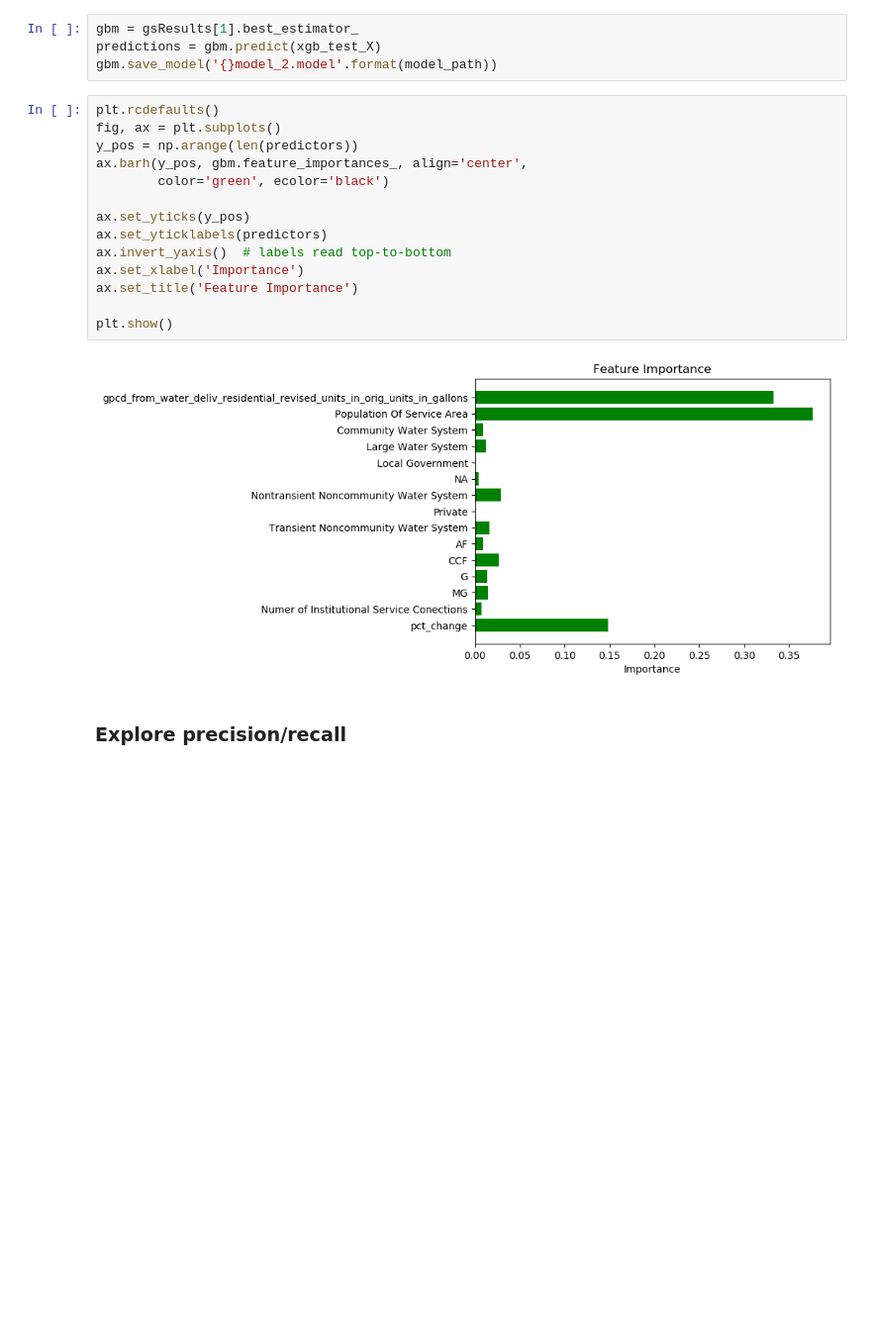
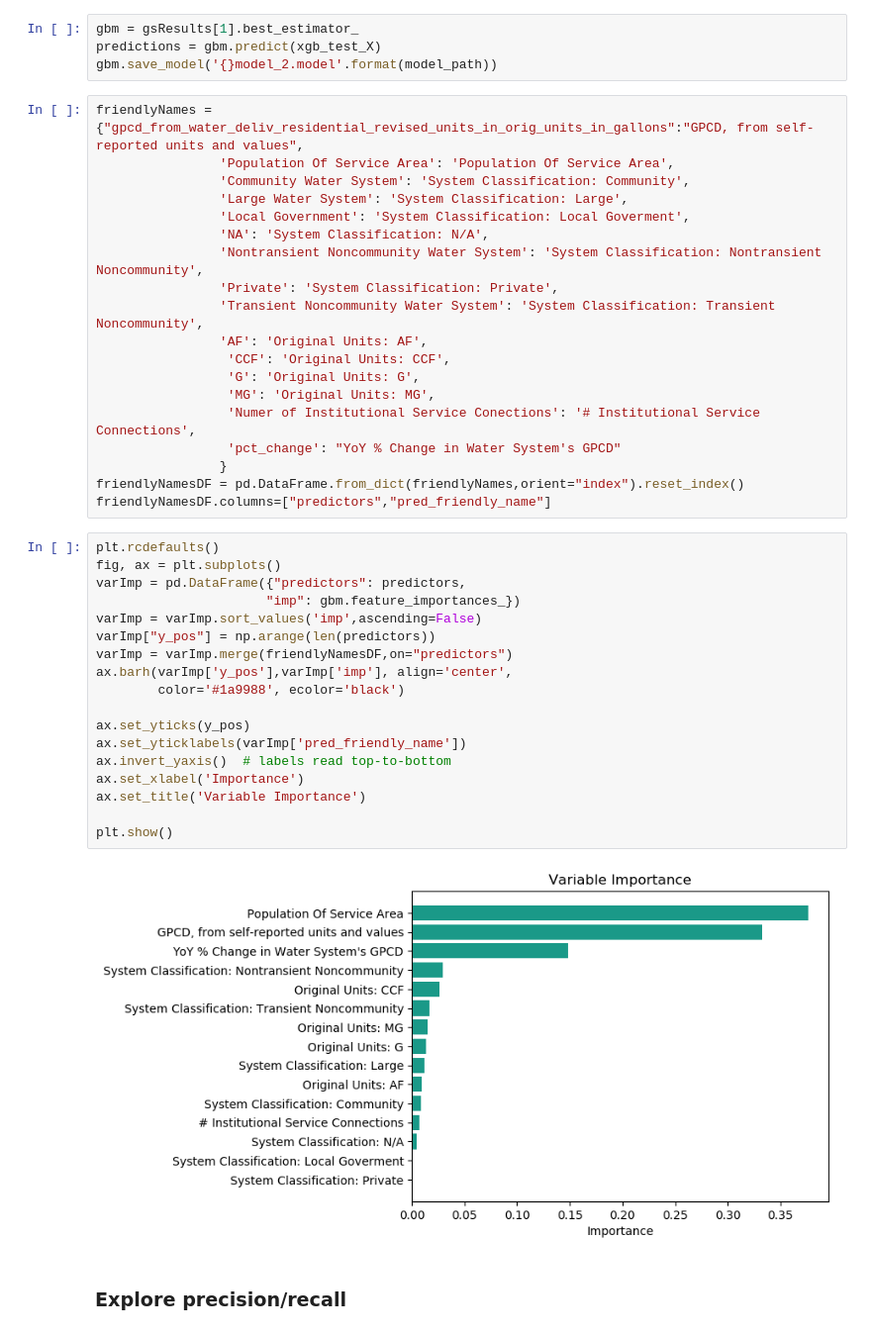
Before and after one commit to ozzysChiefDataScientist/water, a Jupyter notebook: notebooks/4_unit_correction_model.ipynb, the cells around one changed output. Shown at 99% size. Saved outputs shown, nothing was run; the diff lists cells and outputs as text; blank space fills up the shorter version.

Commit message:
Created plots on variable effects and importance

```diff
--- a/notebooks/4_unit_correction_model.ipynb
+++ b/notebooks/4_unit_correction_model.ipynb
@@ -437,22 +437,45 @@ avg / total       0.99      0.99      0.99     15145
 gbm = gsResults[1].best_estimator_
 predictions = gbm.predict(xgb_test_X)
 gbm.save_model('{}model_2.model'.format(model_path))
+# %%
+friendlyNames = {"gpcd_from_water_deliv_residential_revised_units_in_orig_units_in_gallons":"GPCD, from self-reported units and values",
+                'Population Of Service Area': 'Population Of Service Area',
+                'Community Water System': 'System Classification: Community',
+                'Large Water System': 'System Classification: Large',
+                'Local Government': 'System Classification: Local Goverment',
+                'NA': 'System Classification: N/A',
+                'Nontransient Noncommunity Water System': 'System Classification: Nontransient Noncommunity',
+                'Private': 'System Classification: Private',
+                'Transient Noncommunity Water System': 'System Classification: Transient Noncommunity',
+                'AF': 'Original Units: AF',
+                 'CCF': 'Original Units: CCF',
+                 'G': 'Original Units: G',
+                 'MG': 'Original Units: MG',
+                 'Numer of Institutional Service Conections': '# Institutional Service Connections',
+                 'pct_change': "YoY % Change in Water System's GPCD"
+                }
+friendlyNamesDF = pd.DataFrame.from_dict(friendlyNames,orient="index").reset_index()
+friendlyNamesDF.columns=["predictors","pred_friendly_name"]
 # %%
 plt.rcdefaults()
 fig, ax = plt.subplots()
-y_pos = np.arange(len(predictors))
-ax.barh(y_pos, gbm.feature_importances_, align='center',
-        color='green', ecolor='black')
+varImp = pd.DataFrame({"predictors": predictors,
+                      "imp": gbm.feature_importances_})
+varImp = varImp.sort_values('imp',ascending=False)
+varImp["y_pos"] = np.arange(len(predictors))
+varImp = varImp.merge(friendlyNamesDF,on="predictors")
+ax.barh(varImp['y_pos'],varImp['imp'], align='center',
+        color='#1a9988', ecolor='black')
 
 ax.set_yticks(y_pos)
-ax.set_yticklabels(predictors)
+ax.set_yticklabels(varImp['pred_friendly_name'])
 ax.invert_yaxis()  # labels read top-to-bottom
 ax.set_xlabel('Importance')
-ax.set_title('Feature Importance')
+ax.set_title('Variable Importance')
 
 plt.show()
 # %% [output]
-[figure, old version]
+[figure, new version]
 # %% [markdown]
 ### Explore precision/recall
 # %%
```
Also changed, not shown: 2 other files.
